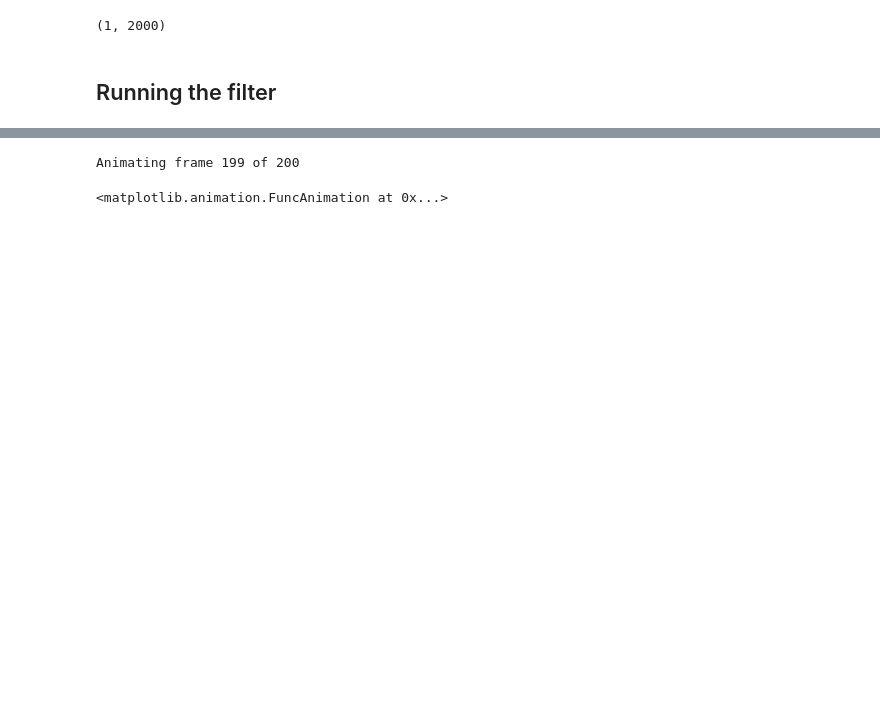
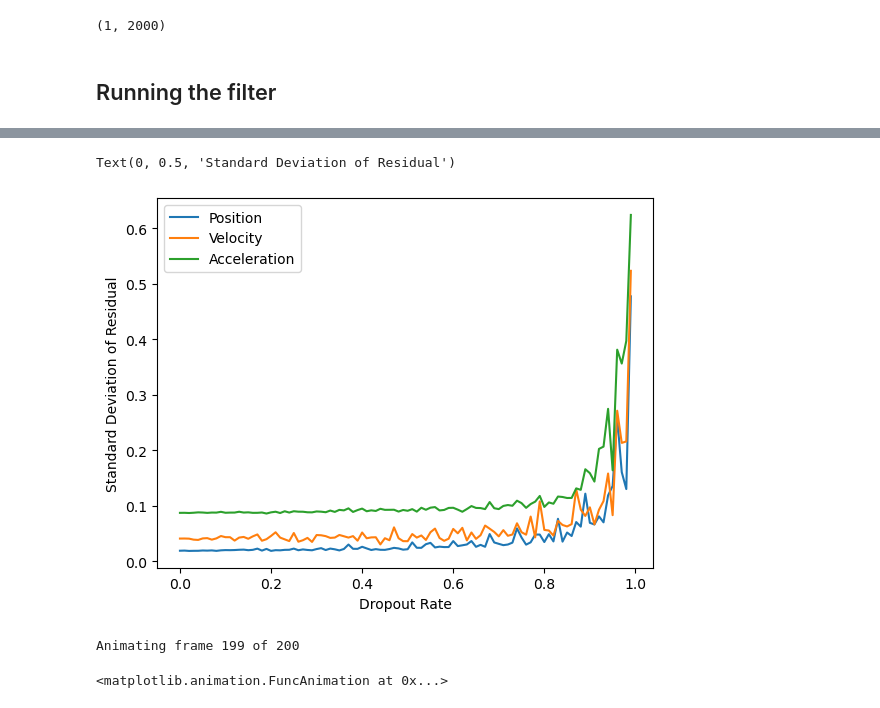
Before and after one commit to Willmac16/fused-kalman-localization, a Jupyter notebook: standalone_examples/testLinearKF.ipynb, the cells around one changed output, grey strips where cells are left out. Saved outputs shown, nothing was run; the diff lists cells and outputs as text; code cells hidden in the pictures; blank space fills up the shorter version.

```diff
--- a/standalone_examples/testLinearKF.ipynb
+++ b/standalone_examples/testLinearKF.ipynb
@@ -91,6 +91,27 @@ pos_measurements.shape
 # %% [markdown]
 ## Running the filter
 # %%
+def run_filter(dropout=0.0):
+    state_history = np.zeros((3, len(times)))
+    cov_history = np.zeros((3, 3, len(times)))
+
+    state = starting_state
+    cov = (true_states_cov + true_states_cov.T) / 2
+    cov += 1e-5 * np.eye(3)
+
+    for ind, t in enumerate(times):
+        state, cov = state_predictor.predict(state, cov, DELTA_T)
+
+        if np.random.rand() > dropout:
+            state, cov = pos_corrector.correct(state, cov, pos_measurements[:, ind], state_predictor)
+
+        if np.random.rand() > dropout:
+            state, cov = accel_corrector.correct(state, cov, accel_measurements[:, ind], state_predictor)
+
+        state_history[:, ind] = state
+        cov_history[:, :, ind] = cov
+
+    return state_history, cov_history
 
 state_history = np.zeros((3, len(times)))
 cov_history = np.zeros((3, 3, len(times)))
@@ -154,3 +175,21 @@ plt.show()
+# %%
+stds = []
+dropouts = np.arange(0, 1, 0.01)
+for i in dropouts:
+    state_history, cov_history = run_filter(i)
+    residual = state_history - true_states
+    stds.append([np.std(residual[0,:]),np.std(residual[1,:]),np.std(residual[2,:])])
+stds = np.array(stds)
+
+plt.plot(dropouts, stds[:,0], label='Position')
+plt.plot(dropouts, stds[:,1], label='Velocity')
+plt.plot(dropouts, stds[:,2], label='Acceleration')
+plt.legend()
+plt.xlabel('Dropout Rate')
+plt.ylabel('Standard Deviation of Residual')
+# %% [output]
+Text(0, 0.5, 'Standard Deviation of Residual')
+[figure, added]
 # %%
 from mpl_toolkits.axes_grid1 import make_axes_locatable
 import matplotlib.animation as animation
```
Also changed, not shown: parts of 3 cells of this notebook, 1 other file.
